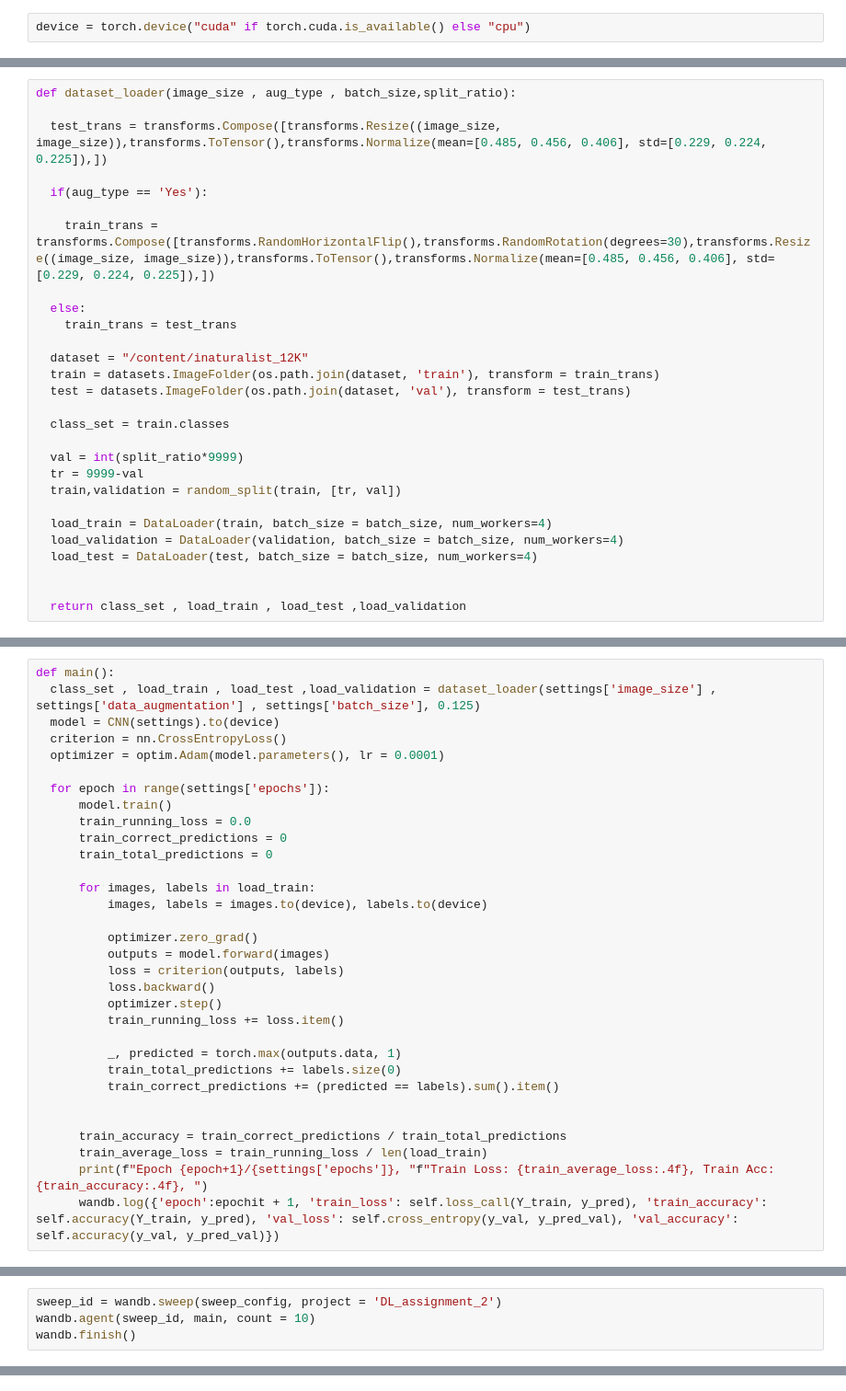
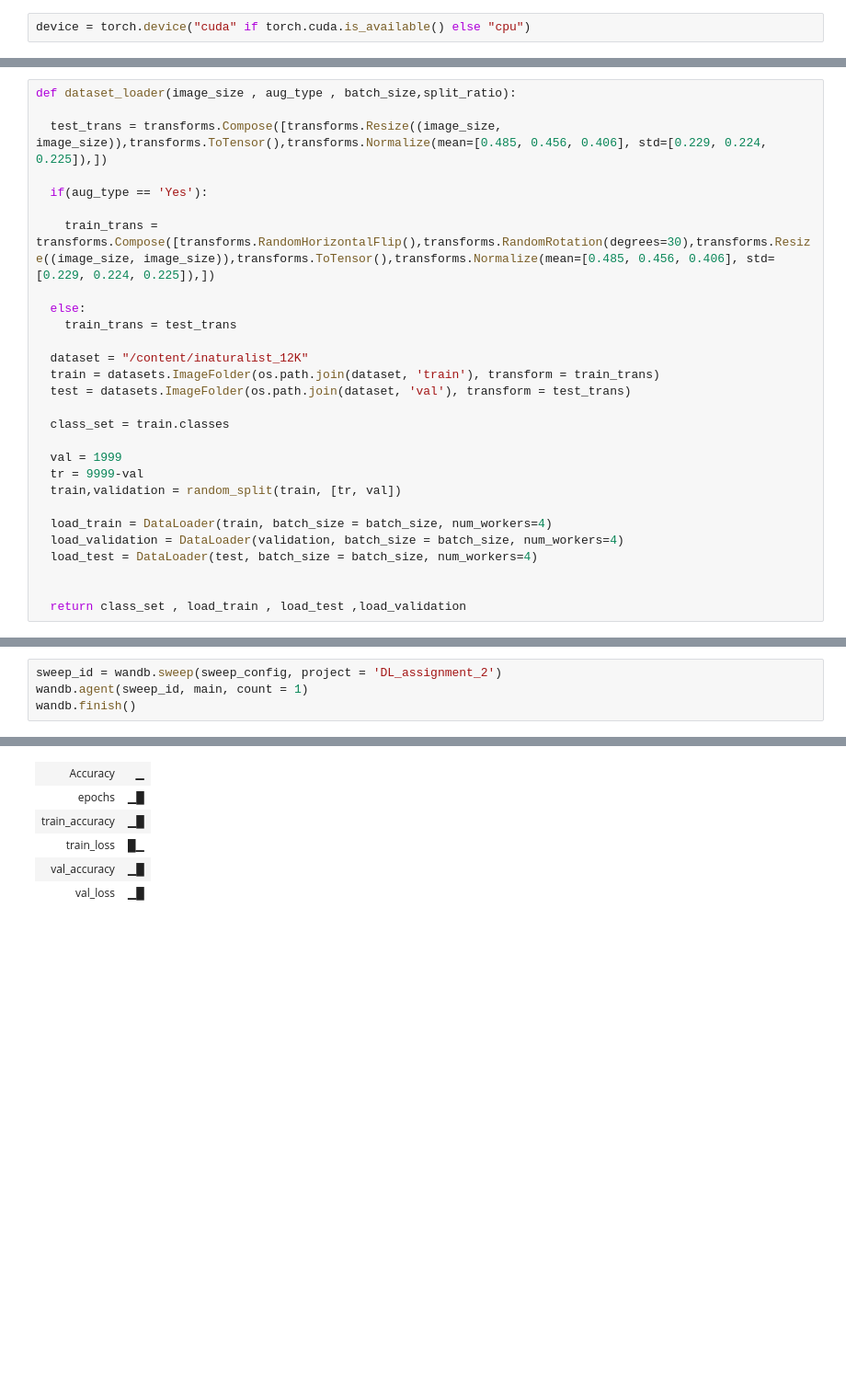
Before and after one commit to Pranjal001/DLAssignment2_CNN, a Jupyter notebook: DLA2_CNN.ipynb, the cells around one changed output, grey strips where cells are left out. Shown: that part at 92% size. Saved outputs shown, nothing was run; the diff lists cells and outputs as text; blank space fills up the shorter version.

```diff
--- a/DLA2_CNN.ipynb
+++ b/DLA2_CNN.ipynb
@@ -202,7 +245,7 @@ def dataset_loader(image_size , aug_type , batch_size,split_ratio):
 
   class_set = train.classes
 
-  val = int(split_ratio*9999)
+  val = 1999
   tr = 9999-val
   train,validation = random_split(train, [tr, val])
 
@@ -272,32 +297,0 @@ settings = {
-# %%
-def main():
-  class_set , load_train , load_test ,load_validation = dataset_loader(settings['image_size'] , settings['data_augmentation'] , settings['batch_size'], 0.125)
-  model = CNN(settings).to(device)
-  criterion = nn.CrossEntropyLoss()
-  optimizer = optim.Adam(model.parameters(), lr = 0.0001)
-
-  for epoch in range(settings['epochs']):
-      model.train()
-      train_running_loss = 0.0
-      train_correct_predictions = 0
-      train_total_predictions = 0
-
-      for images, labels in load_train:
-          images, labels = images.to(device), labels.to(device)
-
-          optimizer.zero_grad()
-          outputs = model.forward(images)
-          loss = criterion(outputs, labels)
-          loss.backward()
-          optimizer.step()
-          train_running_loss += loss.item()
-
-          _, predicted = torch.max(outputs.data, 1)
-          train_total_predictions += labels.size(0)
-          train_correct_predictions += (predicted == labels).sum().item()
-
-
-      train_accuracy = train_correct_predictions / train_total_predictions
-      train_average_loss = train_running_loss / len(load_train)
-      print(f"Epoch {epoch+1}/{settings['epochs']}, "f"Train Loss: {train_average_loss:.4f}, Train Acc: {train_accuracy:.4f}, ")
-      wandb.log({'epoch':epochit + 1, 'train_loss': self.loss_call(Y_train, y_pred), 'train_accuracy': self.accuracy(Y_train, y_pred), 'val_loss': self.cross_entropy(y_val, y_pred_val), 'val_accuracy': self.accuracy(y_val, y_pred_val)})
@@ -307,5 +439,5 @@ Epoch 2/2, Train Loss: 2.2497, Train Acc: 0.1927,
 # %%
 sweep_id = wandb.sweep(sweep_config, project = 'DL_assignment_2')
-wandb.agent(sweep_id, main, count = 10)
+wandb.agent(sweep_id, main, count = 1)
 wandb.finish()
 # %% [output]
@@ -312,0 +482,6 @@ wandb.finish()
+| Accuracy | ▁ |
+| epochs | ▁█ |
+| train_accuracy | ▁█ |
+| train_loss | █▁ |
+| val_accuracy | ▁█ |
+| val_loss | ▁█ |
```
Also changed, not shown: parts of 11 cells of this notebook.
